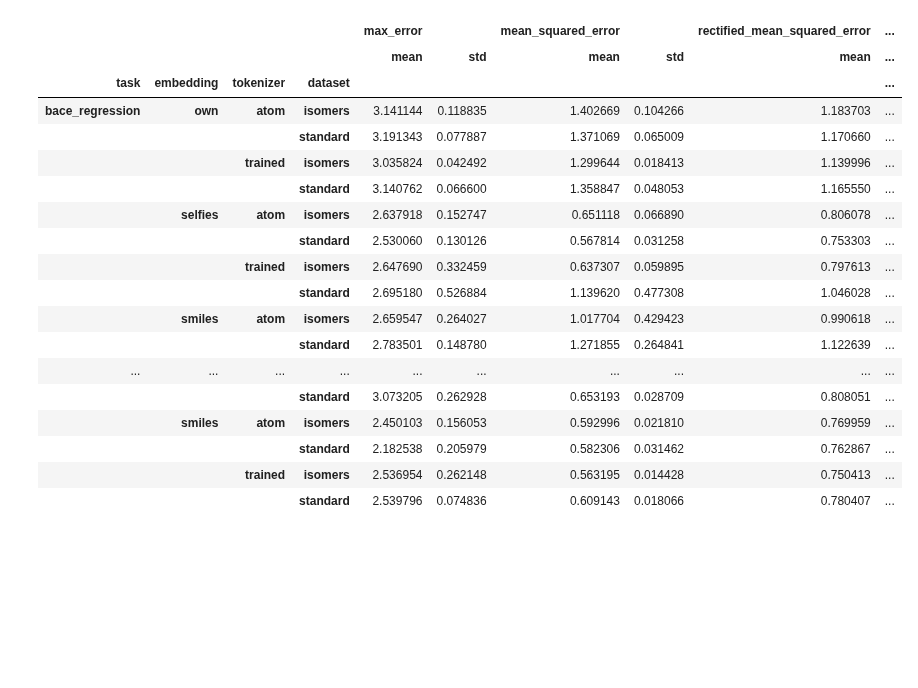
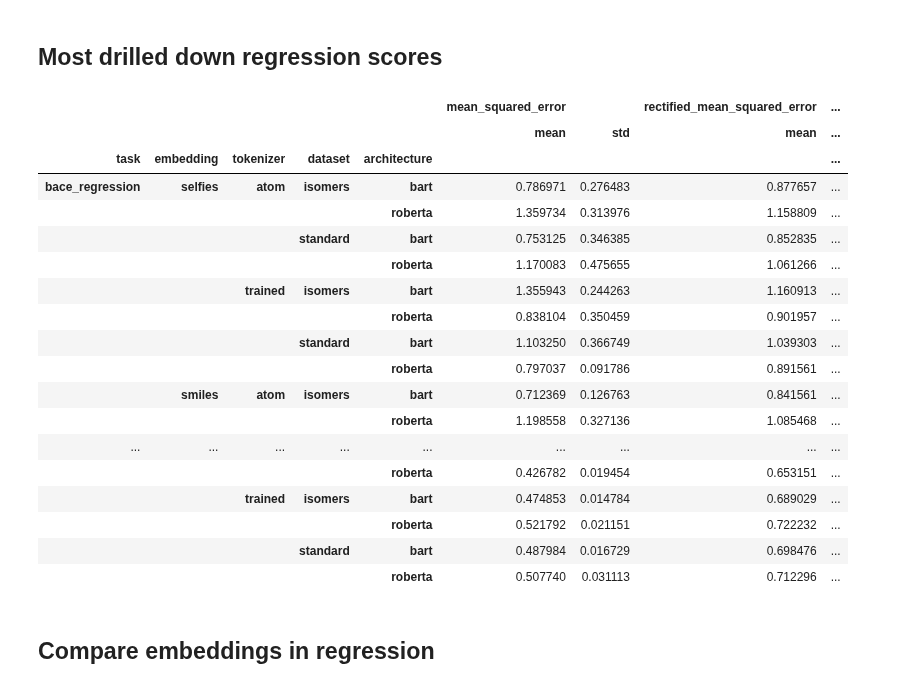
Before and after one commit to ibmm-unibe-ch/SMILES_or_SELFIES, a Jupyter notebook: Scoring_report_seeds.ipynb, the cells around one changed output. Saved outputs shown, nothing was run; the diff lists cells and outputs as text; code cells hidden in the pictures; blank space fills up the shorter version.

```diff
--- a/Scoring_report_seeds.ipynb
+++ b/Scoring_report_seeds.ipynb
@@ -11,18 +14,20 @@ classification_scores = []
 regression_scores = []
 for tokenizer_suffix in TOKENIZER_SUFFIXES:
     for task in MOLNET_DIRECTORY.keys():
-        task_tokenizer_path = TASK_MODEL_PATH/task/tokenizer_suffix
-        if task_tokenizer_path.exists():
-            for hyperparameter_path in glob(str(task_tokenizer_path) + "/*", recursive=True):
-                scores_path = hyperparameter_path+"/scores.csv"
-                if not Path(scores_path).is_file() or not "seed" in str(scores_path):
-                    continue
-                print(scores_path)
-                new_score_df = pd.read_csv(scores_path)
-                if list(new_score_df.task_type)[0] == "classification":
-                    classification_scores.append(new_score_df)
-                else:
-                    regression_scores.append(new_score_df)
+        for model in ["bart", "roberta"]:
+            task_tokenizer_path = TASK_MODEL_PATH/task/(tokenizer_suffix+"_"+model)
+            print(task_tokenizer_path)
+            if task_tokenizer_path.exists():
+                for hyperparameter_path in glob(str(task_tokenizer_path) + "/*", recursive=True):
+                    scores_path = hyperparameter_path+"/scores.csv"
+                    if not Path(scores_path).is_file() or not "seed" in str(scores_path):
+                        continue
+                    print(scores_path)
+                    new_score_df = pd.read_csv(scores_path)
+                    if list(new_score_df.task_type)[0] == "classification":
+                        classification_scores.append(new_score_df)
+                    else:
+                        regression_scores.append(new_score_df)
 
 regression_scores = pd.concat(regression_scores, axis = 0, sort = False)
 classification_scores = pd.concat(classification_scores, axis = 0, sort = False)
@@ -47,26 +57,29 @@ classification_scores = pd.concat(classification_scores, axis = 0, sort = False)
+# %% [markdown]
+## Most drilled down regression scores
 # %%
-columns = list(regression_scores.columns[-3:])
-columns.extend(regression_scores.columns[:-3])
-
-regression_scores.sort_values(["task", "tokenizer"])[columns].sort_values(["mean_absolute_error"]).drop(["Unnamed: 0", "task_type", "learning_rate", "dropout", "seed"], axis="columns").groupby(["task", "embedding", "tokenizer", "dataset"]).agg(["mean", "std"])
+regression_columns = list(regression_scores.columns[-2:])
+regression_columns.extend(regression_scores.columns[:-2])
+regression_scores[regression_columns].drop(["Unnamed: 0", "task_type", "learning_rate", "dropout", "seed"], axis="columns").groupby(["task", "embedding", "tokenizer", "dataset", "architecture"]).agg(["mean", "std"])
 # %% [output]
-|  |  |  |  | max_error |  | mean_squared_error |  | rectified_mean_squared_error | ... |
-|  |  |  |  | mean | std | mean | std | mean | ... |
-| task | embedding | tokenizer | dataset |  |  |  |  |  | ... |
-| bace_regression | own | atom | isomers | 3.141144 | 0.118835 | 1.402669 | 0.104266 | 1.183703 | ... |
-|  |  |  | standard | 3.191343 | 0.077887 | 1.371069 | 0.065009 | 1.170660 | ... |
-|  |  | trained | isomers | 3.035824 | 0.042492 | 1.299644 | 0.018413 | 1.139996 | ... |
-|  |  |  | standard | 3.140762 | 0.066600 | 1.358847 | 0.048053 | 1.165550 | ... |
-|  | selfies | atom | isomers | 2.637918 | 0.152747 | 0.651118 | 0.066890 | 0.806078 | ... |
-|  |  |  | standard | 2.530060 | 0.130126 | 0.567814 | 0.031258 | 0.753303 | ... |
-|  |  | trained | isomers | 2.647690 | 0.332459 | 0.637307 | 0.059895 | 0.797613 | ... |
-|  |  |  | standard | 2.695180 | 0.526884 | 1.139620 | 0.477308 | 1.046028 | ... |
-|  | smiles | atom | isomers | 2.659547 | 0.264027 | 1.017704 | 0.429423 | 0.990618 | ... |
-|  |  |  | standard | 2.783501 | 0.148780 | 1.271855 | 0.264841 | 1.122639 | ... |
-| ... | ... | ... | ... | ... | ... | ... | ... | ... | ... |
-|  |  |  | standard | 3.073205 | 0.262928 | 0.653193 | 0.028709 | 0.808051 | ... |
-|  | smiles | atom | isomers | 2.450103 | 0.156053 | 0.592996 | 0.021810 | 0.769959 | ... |
-|  |  |  | standard | 2.182538 | 0.205979 | 0.582306 | 0.031462 | 0.762867 | ... |
-|  |  | trained | isomers | 2.536954 | 0.262148 | 0.563195 | 0.014428 | 0.750413 | ... |
-|  |  |  | standard | 2.539796 | 0.074836 | 0.609143 | 0.018066 | 0.780407 | ... |
+|  |  |  |  |  | mean_squared_error |  | rectified_mean_squared_error | ... |
+|  |  |  |  |  | mean | std | mean | ... |
+| task | embedding | tokenizer | dataset | architecture |  |  |  | ... |
+| bace_regression | selfies | atom | isomers | bart | 0.786971 | 0.276483 | 0.877657 | ... |
+|  |  |  |  | roberta | 1.359734 | 0.313976 | 1.158809 | ... |
+|  |  |  | standard | bart | 0.753125 | 0.346385 | 0.852835 | ... |
+|  |  |  |  | roberta | 1.170083 | 0.475655 | 1.061266 | ... |
+|  |  | trained | isomers | bart | 1.355943 | 0.244263 | 1.160913 | ... |
+|  |  |  |  | roberta | 0.838104 | 0.350459 | 0.901957 | ... |
+|  |  |  | standard | bart | 1.103250 | 0.366749 | 1.039303 | ... |
+|  |  |  |  | roberta | 0.797037 | 0.091786 | 0.891561 | ... |
+|  | smiles | atom | isomers | bart | 0.712369 | 0.126763 | 0.841561 | ... |
+|  |  |  |  | roberta | 1.198558 | 0.327136 | 1.085468 | ... |
+| ... | ... | ... | ... | ... | ... | ... | ... | ... |
+|  |  |  |  | roberta | 0.426782 | 0.019454 | 0.653151 | ... |
+|  |  | trained | isomers | bart | 0.474853 | 0.014784 | 0.689029 | ... |
+|  |  |  |  | roberta | 0.521792 | 0.021151 | 0.722232 | ... |
+|  |  |  | standard | bart | 0.487984 | 0.016729 | 0.698476 | ... |
+|  |  |  |  | roberta | 0.507740 | 0.031113 | 0.712296 | ... |
+# %% [markdown]
+## Compare embeddings in regression
 # %%
```
Also changed, not shown: parts of 26 cells of this notebook, 21 other files.
